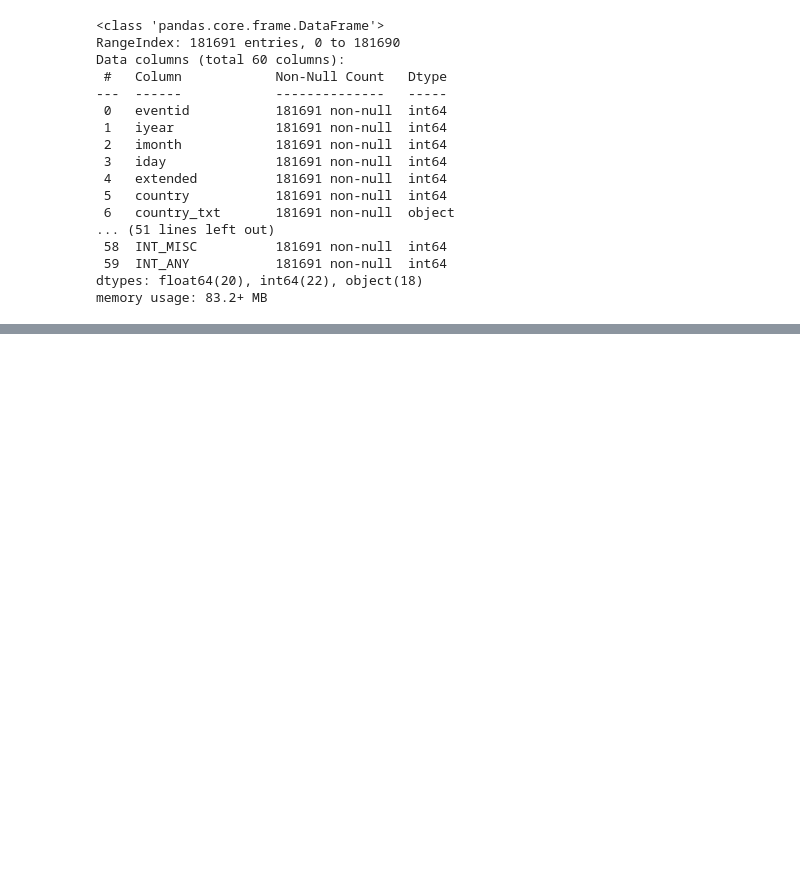
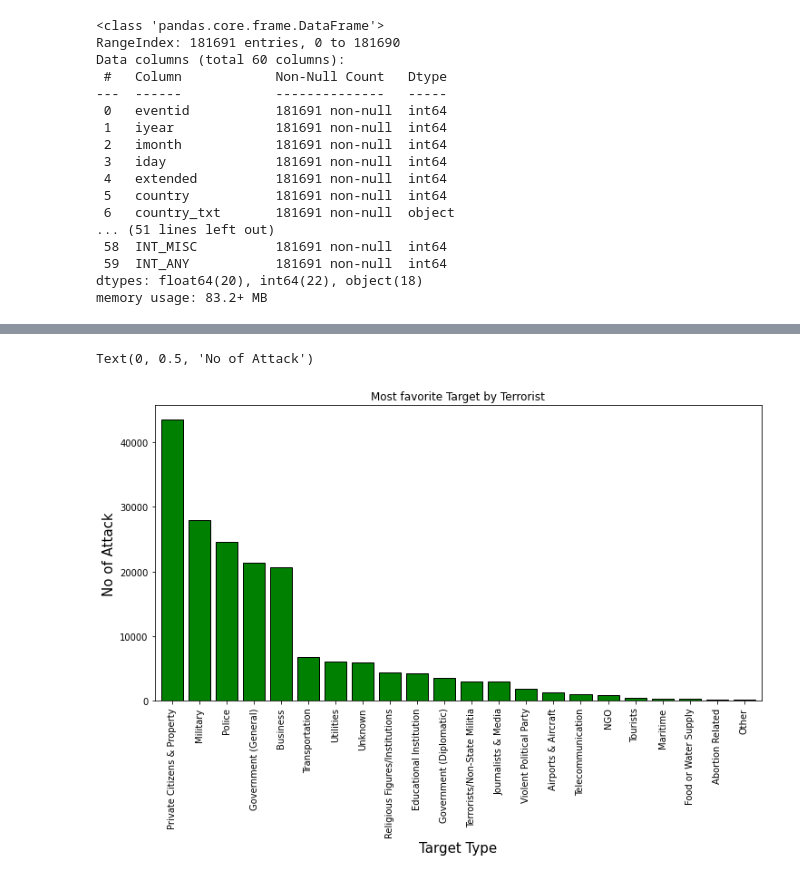
Before and after one commit to chinu1997/Team5-Capstone, a Jupyter notebook: Chinmaya_Devprasad_Team_5_Capstone_Project1.ipynb, the cells around one changed output, grey strips where cells are left out. Cells and saved outputs as stored; diff of their text form; code cells hidden in the pictures; blank space fills up the shorter version.

```diff
--- a/Chinmaya_Devprasad_Team_5_Capstone_Project1.ipynb
+++ b/Chinmaya_Devprasad_Team_5_Capstone_Project1.ipynb
@@ -89,0 +134,13 @@ terror_df.groupby('iyear').agg({'success':sum}).plot(kind='bar')
+# %%
+axplt=terror_df.Target_type.value_counts().plot.bar(width=0.8,linewidth=1,
+    edgecolor='black',
+    figsize = (12,6),
+    fontsize = 10,
+    color='green'
+)
+axplt.set_title("Most favorite Target by Terrorist")
+axplt.set_xlabel('Target Type', fontsize = 15)
+axplt.set_ylabel('No of Attack', fontsize = 15)
+# %% [output]
+Text(0, 0.5, 'No of Attack')
+[figure, added]
```
Also changed, not shown: parts of 19 cells of this notebook.
